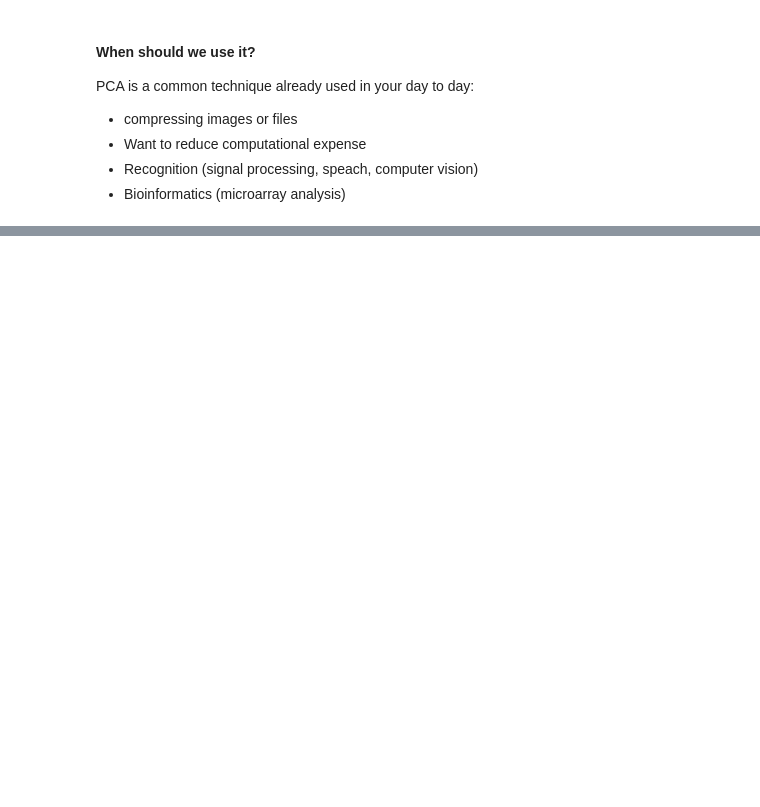
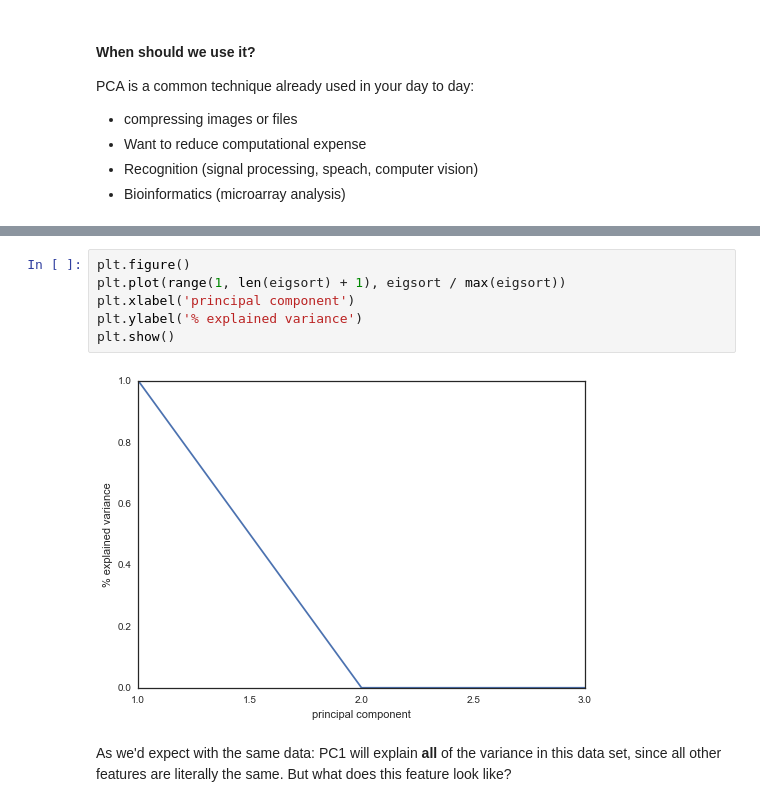
Before and after one commit to podopie/DAT18NYC, a Jupyter notebook: classes/16-feature_selection_pca.ipynb, the cells around one changed output, grey strips where cells are left out. Drawn from its saved outputs; the diff is of its cells as text; blank space fills up the shorter version.

```diff
--- a/classes/16-feature_selection_pca.ipynb
+++ b/classes/16-feature_selection_pca.ipynb
@@ -256,0 +342,10 @@ examples: walk through two very simple matrices
+# %%
+plt.figure()
+plt.plot(range(1, len(eigsort) + 1), eigsort / max(eigsort))
+plt.xlabel('principal component')
+plt.ylabel('% explained variance')
+plt.show()
+# %% [output]
+[figure, added]
+# %% [markdown]
+As we'd expect with the same data: PC1 will explain **all** of the variance in this data set, since all other features are literally the same. But what does this feature look like?
```
Also changed, not shown: parts of 26 cells of this notebook, 2 other files.
